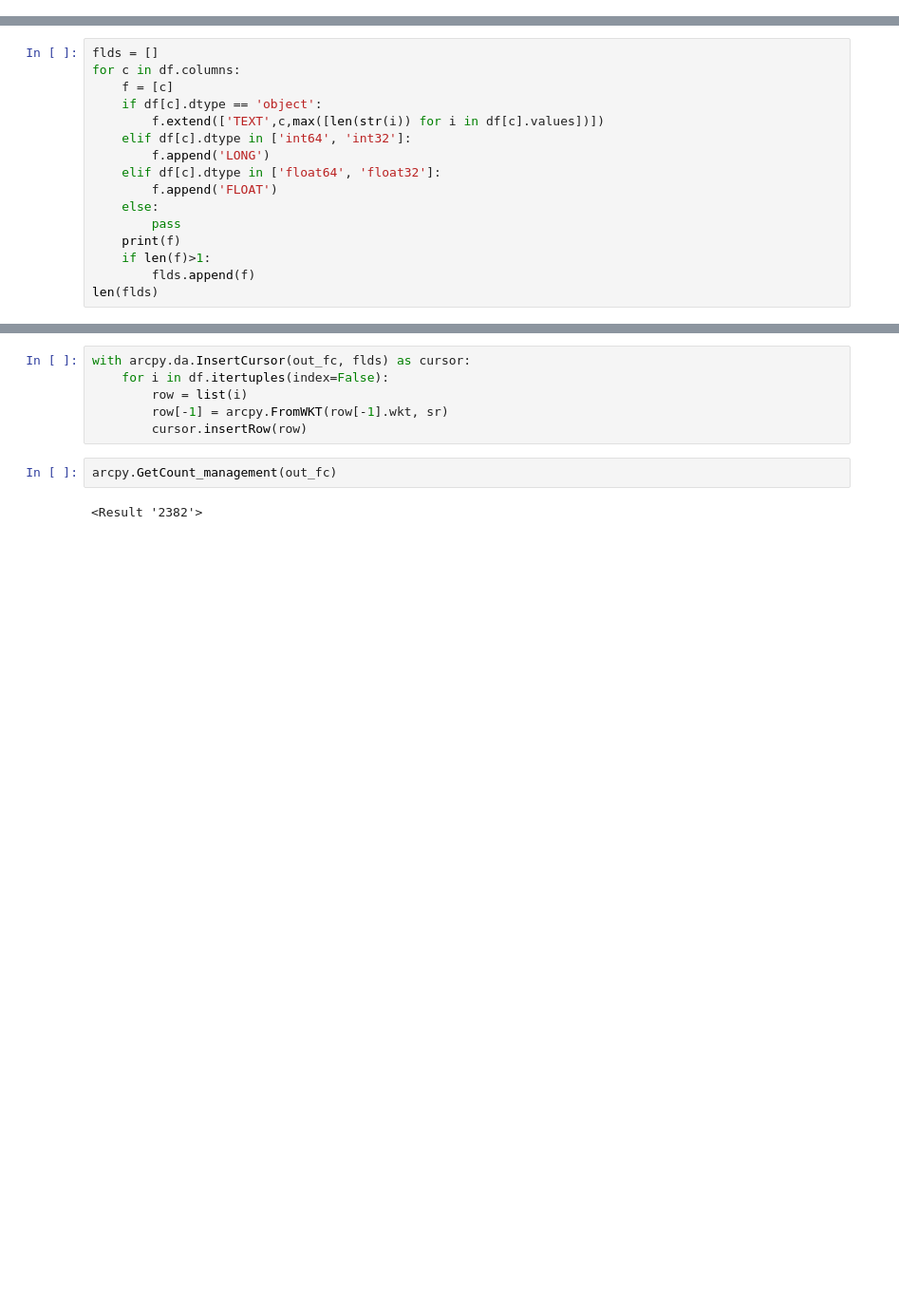
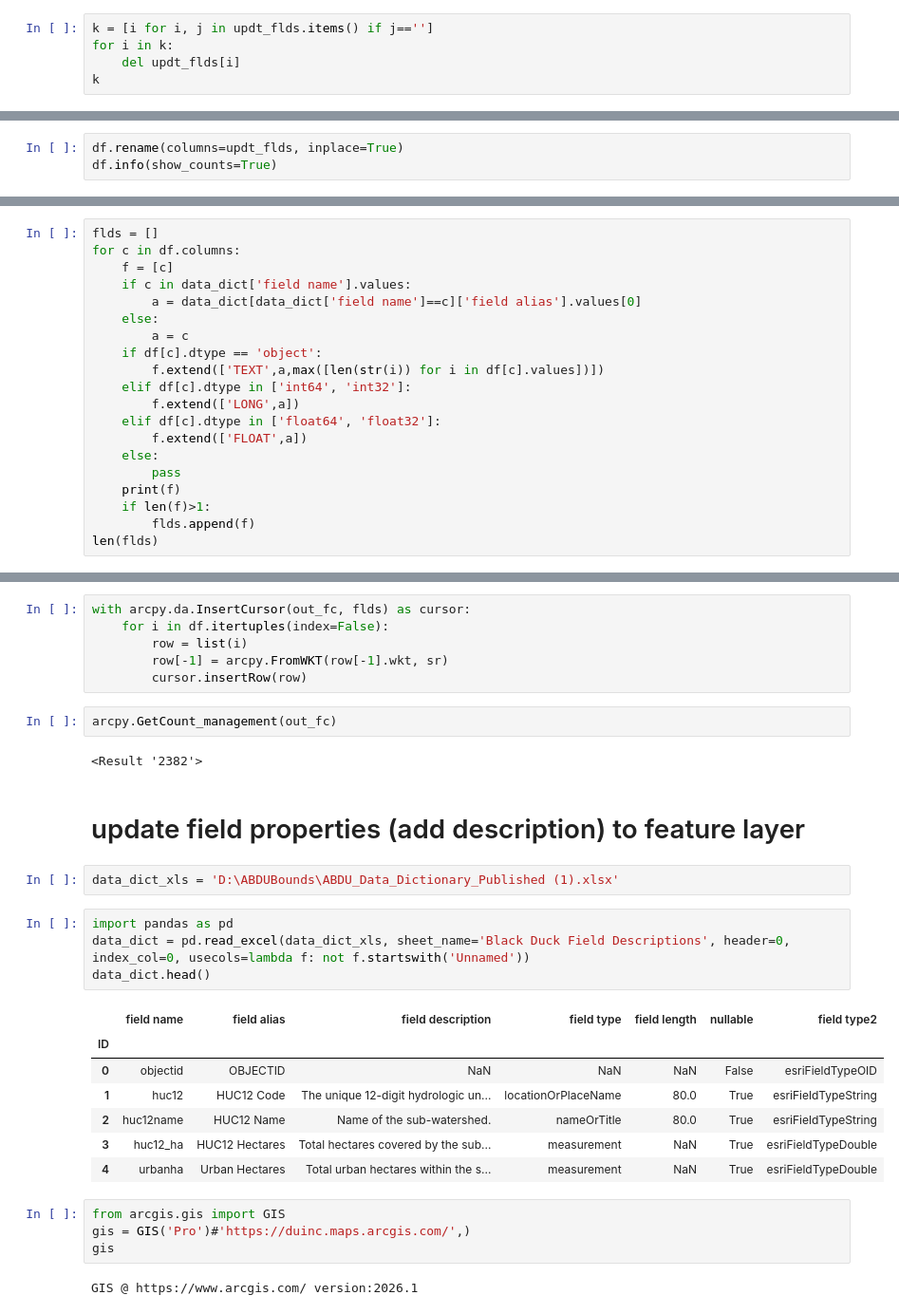
Before and after one commit to akreiger/abdumodel, a Jupyter notebook: postProcessing.ipynb, the cells around one changed output, grey strips where cells are left out. Shown at 95% size. Saved outputs shown, nothing was run; the diff lists cells and outputs as text; blank space fills up the shorter version.

Commit message:
canada update: corrected protected lands (spatial reference transform); field mapping to data dictionary postProcessing

```diff
--- a/postProcessing.ipynb
+++ b/postProcessing.ipynb
@@ -812,0 +895,5 @@ memory usage: 1.6+ MB
+# %%
+k = [i for i, j in updt_flds.items() if j=='']
+for i in k:
+    del updt_flds[i]
+k
@@ -812,0 +902,3 @@ memory usage: 1.6+ MB
+# %%
+df.rename(columns=updt_flds, inplace=True)
+df.info(show_counts=True)
@@ -831,12 +943,16 @@ arcpy.CreateFeatureclass_management(os.path.dirname(out_fc), os.path.basename(ou
 flds = []
 for c in df.columns:
     f = [c]
+    if c in data_dict['field name'].values:
+        a = data_dict[data_dict['field name']==c]['field alias'].values[0]
+    else:
+        a = c
     if df[c].dtype == 'object':
-        f.extend(['TEXT',c,max([len(str(i)) for i in df[c].values])])
+        f.extend(['TEXT',a,max([len(str(i)) for i in df[c].values])])
     elif df[c].dtype in ['int64', 'int32']:
-        f.append('LONG')
+        f.extend(['LONG',a])
     elif df[c].dtype in ['float64', 'float32']:
-        f.append('FLOAT')
+        f.extend(['FLOAT',a])
     else:
         pass
     print(f)
@@ -898,3 +1014,25 @@ with arcpy.da.InsertCursor(out_fc, flds) as cursor:
 arcpy.GetCount_management(out_fc)
 # %% [output]
 <Result '2382'>
+# %% [markdown]
+# update field properties (add description) to feature layer
+# %%
+data_dict_xls = 'D:\ABDUBounds\ABDU_Data_Dictionary_Published (1).xlsx'
+# %%
+import pandas as pd
+data_dict = pd.read_excel(data_dict_xls, sheet_name='Black Duck Field Descriptions', header=0, index_col=0, usecols=lambda f: not f.startswith('Unnamed'))
+data_dict.head()
+# %% [output]
+|  | field name | field alias | field description | field type | field length | nullable | field type2 |
+| ID |  |  |  |  |  |  |  |
+| 0 | objectid | OBJECTID | NaN | NaN | NaN | False | esriFieldTypeOID |
+| 1 | huc12 | HUC12 Code | The unique 12-digit hydrologic un... | locationOrPlaceName | 80.0 | True | esriFieldTypeString |
+| 2 | huc12name | HUC12 Name | Name of the sub-watershed. | nameOrTitle | 80.0 | True | esriFieldTypeString |
+| 3 | huc12_ha | HUC12 Hectares | Total hectares covered by the sub... | measurement | NaN | True | esriFieldTypeDouble |
+| 4 | urbanha | Urban Hectares | Total urban hectares within the s... | measurement | NaN | True | esriFieldTypeDouble |
+# %%
+from arcgis.gis import GIS
+gis = GIS('Pro')#'https://duinc.maps.arcgis.com/',)
+gis
+# %% [output]
+GIS @ https://www.arcgis.com/ version:2026.1
```
Also changed, not shown: parts of 31 cells of this notebook, 1 other file.
